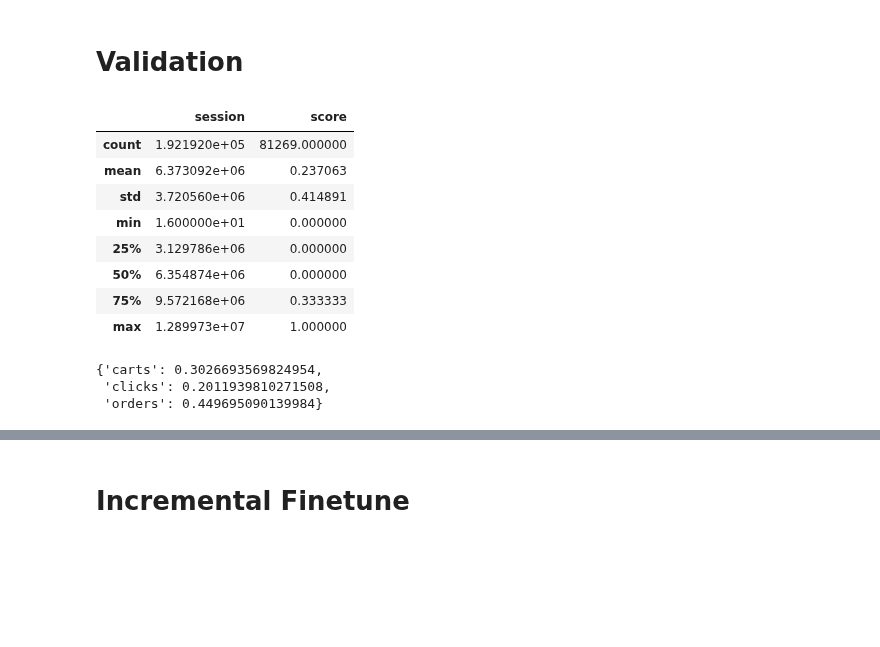
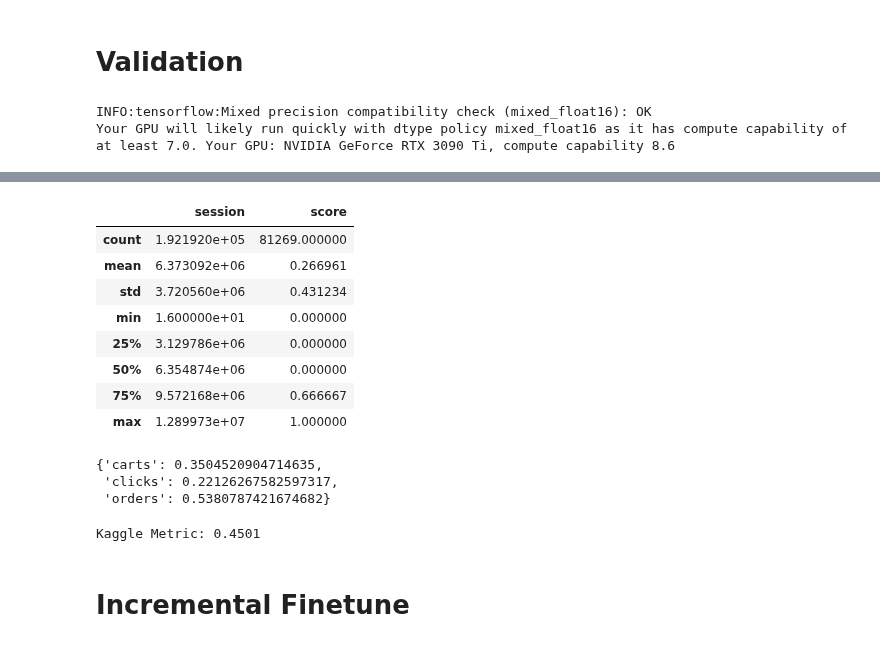
Before and after one commit to EnricRovira/025_Kaggle-OTTO-Recsys-2022, a Jupyter notebook: 1_Scripts/1_Model_v0.4.ipynb, the cells around one changed output, grey strips where cells are left out. Cells and saved outputs as stored; diff of their text form; code cells hidden in the pictures; blank space fills up the shorter version.

```diff
--- a/1_Scripts/1_Model_v0.4.ipynb
+++ b/1_Scripts/1_Model_v0.4.ipynb
@@ -766,17 +765,17 @@ os.environ['WANDB_NOTEBOOK_NAME'] = '1_Model_v0.4.ipynb'
 class BERT4REC_CONFIG:
     num_items = NUM_ITEMS
     path_tfrecords = '../tfrecords/tfrecords_v0.4/'
-    restore_last_chekpoint = (False, 'model_bert4rec_complete_0.8/checkpoints/', 'ckpt-27')
-    model_name = 'model_bert4rec_complete_0.8.3'
+    restore_last_chekpoint = (False, 'model_bert4rec_complete_0.8.3/checkpoints/', 'ckpt-12')
+    model_name = 'model_bert4rec_complete_0.8.4'
     checkpoint_filepath = f'../2_Models/'
     num_records_dataset = 10_000_000
     batch_size = 32
     tup_scheduler_grad_accum = (1, 5, 1_000_000) #(start_grad_accum, max_grad_accum, ramp_up_samples)
     seq_len = 20
-    mask_prob = 0.35
+    mask_prob = 0.3
     reverse_prob = 0.5
-    emb_dim = 128
-    trf_dim = 128
+    emb_dim = 256
+    trf_dim = 256
     num_heads = 4
     num_layers = 1
     ff_dim = trf_dim*4
@@ -784,14 +783,14 @@ class BERT4REC_CONFIG:
     att_drop_rate = 0.1
     epochs = 2
     early_stopping = 5
-    batch_num_printer_train = 100
-    batch_num_printer_val = 200
+    batch_num_printer_train = 500
+    batch_num_printer_val = 250
     clipnorm = 1.0
     num_iters_save_checkpoint = 25_000
     scheduler_scaler = 128
     warmup_steps = 10_000
     weight_decay = 1e-1
-    log_wandb = False
+    log_wandb = True
 
 list_scheduler = np.linspace(BERT4REC_CONFIG.tup_scheduler_grad_accum[0],
                              BERT4REC_CONFIG.tup_scheduler_grad_accum[1],
@@ -965,10 +968,9 @@ def get_score_metric(y_true, y_pred, type_target, k=20):
     return score
 
 tf.keras.backend.clear_session()
-# model = build_model_bert4Rec(num_items=BERT4REC_CONFIG.num_items, model_cfg=BERT4REC_CONFIG)
-# ckpt = tf.train.Checkpoint(model=model)
-# ckpt.restore(tf.train.latest_checkpoint(f'../2_Models/model_bert4rec_complete_0.7/checkpoints'))
-# model = models.load_model('../2_Models/seq_len10_model_bert4rec_complete_v0.4_finetuned/', compile=False)
+model = build_model_bert4Rec(num_items=BERT4REC_CONFIG.num_items, model_cfg=BERT4REC_CONFIG)
+ckpt = tf.train.Checkpoint(model=model)
+ckpt.restore(tf.train.latest_checkpoint(f'../2_Models/model_bert4rec_complete_0.8.4/checkpoints'))
 list_paths_val = ['../tfrecords/tfrecords_v0.4/na_split=val/' + x for x in os.listdir('../tfrecords/tfrecords_v0.4/na_split=val')]
 val_dataloader = Bert4RecDataLoader(list_paths_val,
                                      num_items=NUM_ITEMS,
@@ -1025,34 +1027,24 @@ kaggle_metric = 0.1*dict_scores['clicks'] + 0.3*dict_scores['carts'] + 0.6*dict_
 print(f'Kaggle Metric: {kaggle_metric:.4f}')
 
 
-# (seq_len=20)model_bert4rec_complete_0.7 - ckpt14
-# {'carts': 0.3439392821182184,
-#  'clicks': 0.23017664376840039,
-#  'orders': 0.5087165589251029}
-# Kaggle Metric: 0.4314
-
 # (seq_len=20)model_bert4rec_complete_0.7 - ckpt27
 # {'carts': 0.3470019827927542,
 #  'clicks': 0.23410206084396468,
 #  'orders': 0.514586102958196}
 # Kaggle Metric: 0.4363
 
+# (seq_len=20)model_bert4rec_complete_0.8.4 - ckpt27
+# {'carts': 0.3504520904714635,
+#  'clicks': 0.22126267582597317,
+#  'orders': 0.5380787421674682}
+# Kaggle Metric: 0.4501
+
 # import wandb
 # api = wandb.Api()
 
 # run = api.run("<path to run>")
-# run.summary["kaggle_metric"] = metric
+# run.summary["kaggle_metric"] = kaggle_metric
 # run.update()
 # %% [output]
-|  | session | score |
-| count | 1.921920e+05 | 81269.000000 |
-| mean | 6.373092e+06 | 0.237063 |
-| std | 3.720560e+06 | 0.414891 |
-| min | 1.600000e+01 | 0.000000 |
-| 25% | 3.129786e+06 | 0.000000 |
-| 50% | 6.354874e+06 | 0.000000 |
-| 75% | 9.572168e+06 | 0.333333 |
-| max | 1.289973e+07 | 1.000000 |
-{'carts': 0.3026693569824954,
- 'clicks': 0.2011939810271508,
- 'orders': 0.449695090139984}
+INFO:tensorflow:Mixed precision compatibility check (mixed_float16): OK
+Your GPU will likely run quickly with dtype policy mixed_float16 as it has compute capability of at least 7.0. Your GPU: NVIDIA GeForce RTX 3090 Ti, compute capability 8.6
@@ -1060,3 +1052,16 @@ Kaggle Metric: 0.3807
+|  | session | score |
+| count | 1.921920e+05 | 81269.000000 |
+| mean | 6.373092e+06 | 0.266961 |
+| std | 3.720560e+06 | 0.431234 |
+| min | 1.600000e+01 | 0.000000 |
+| 25% | 3.129786e+06 | 0.000000 |
+| 50% | 6.354874e+06 | 0.000000 |
+| 75% | 9.572168e+06 | 0.666667 |
+| max | 1.289973e+07 | 1.000000 |
+{'carts': 0.3504520904714635,
+ 'clicks': 0.22126267582597317,
+ 'orders': 0.5380787421674682}
+Kaggle Metric: 0.4501
 # %% [markdown]
 # Incremental Finetune
 # %%
```
Also changed, not shown: parts of 5 cells of this notebook.
